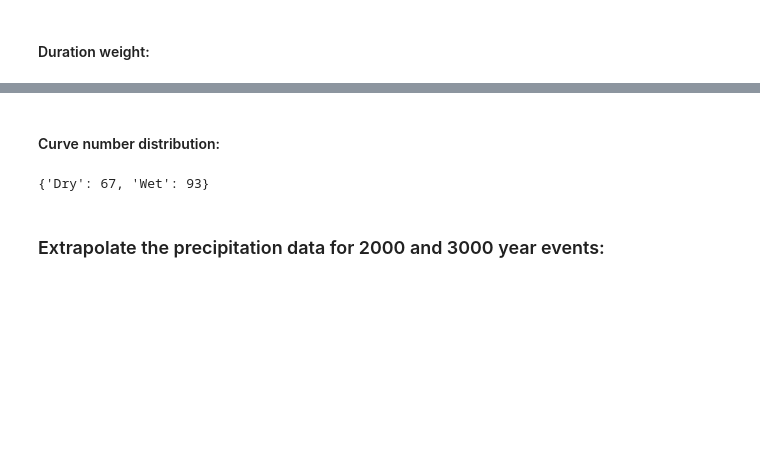
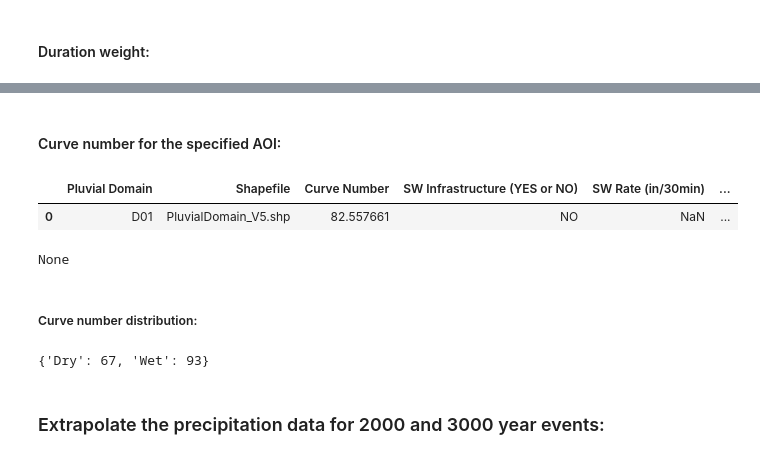
Before and after one commit to Dewberry/pfra-hydromet, a Jupyter notebook: EventsTable.ipynb, the cells around one changed output, grey strips where cells are left out. Saved outputs shown, nothing was run; the diff lists cells and outputs as text; code cells hidden in the pictures; blank space fills up the shorter version.

```diff
--- a/EventsTable.ipynb
+++ b/EventsTable.ipynb
@@ -70,7 +79,9 @@ save_dss = False
 # %% [markdown]
 ##### Convert all paths to objects:
 # %%
+inputs_dir = pl.Path(inputs_dir)
 precip_table_dir = pl.Path(precip_table_dir)
+pluvial_params_dir = pl.Path(pluvial_params_dir)
 datarepository_dir = pl.Path(datarepository_dir)
 bin_dir = pl.Path(bin_dir)
 outputs_dir = pl.Path(outputs_dir)
@@ -150,5 +167,13 @@ dur_weight = get_duration_weight(datarepository_dir, Temporal_Quartile_Ranks, vo
+# %% [markdown]
+#### Curve number for the specified AOI:
+# %%
+if 'CN' not in locals(): CN = get_CN(pluvial_params_dir, AOI, display_print)
+# %% [output]
+|  | Pluvial Domain | Shapefile | Curve Number | SW Infrastructure (YES or NO) | SW Rate (in/30min) | ... |
+| 0 | D01 | PluvialDomain_V5.shp | 82.557661 | NO | NaN | ... |
+None
 # %% [markdown]
-#### Curve number distribution:
+##### Curve number distribution:
 # %%
 arc_data = get_CN_distribution(datarepository_dir, CN_Distribution, CN, display_print)
 # %% [output]
```
Also changed, not shown: parts of 26 cells of this notebook, 2 other files.
